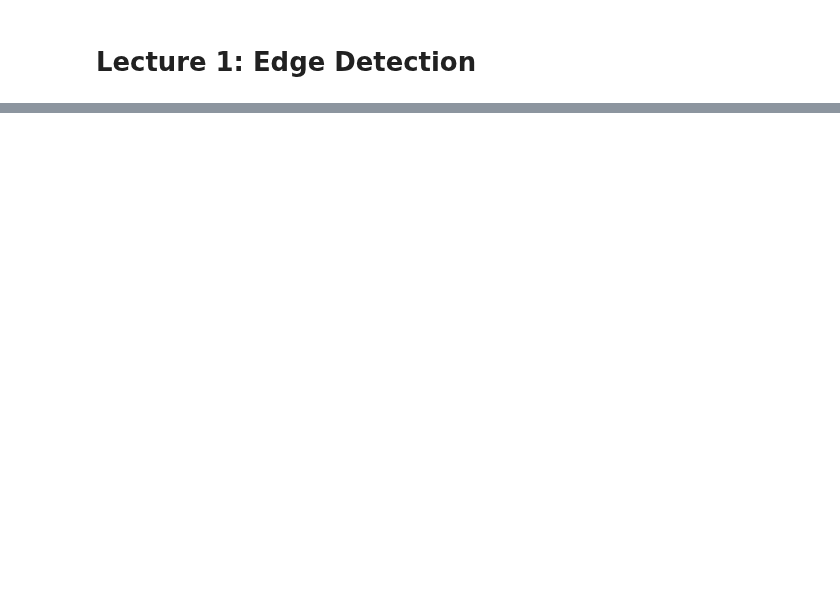
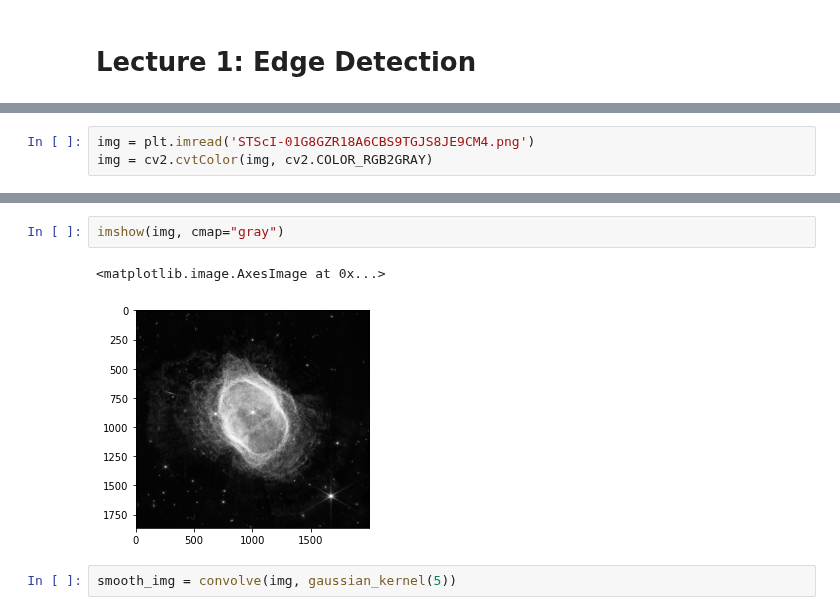
Before and after one commit to DL4CV-NPTEL/Deep-Learning-For-Computer-Vision, a Jupyter notebook: notebooks/Week_2/Week_2_Lecture_1.ipynb, the cells around one changed output, grey strips where cells are left out. Drawn from its saved outputs; the diff is of its cells as text; blank space fills up the shorter version.

```diff
--- a/notebooks/Week_2/Week_2_Lecture_1.ipynb
+++ b/notebooks/Week_2/Week_2_Lecture_1.ipynb
@@ -28,0 +172,3 @@ IPyDisplay.HTML(
+# %%
+img = plt.imread('STScI-01G8GZR18A6CBS9TGJS8JE9CM4.png')
+img = cv2.cvtColor(img, cv2.COLOR_RGB2GRAY)
@@ -28,0 +191,7 @@ IPyDisplay.HTML(
+# %%
+imshow(img, cmap="gray")
+# %% [output]
+<matplotlib.image.AxesImage at 0x...>
+[figure, added]
+# %%
+smooth_img = convolve(img, gaussian_kernel(5))
```
Also changed, not shown: parts of 41 cells of this notebook.
